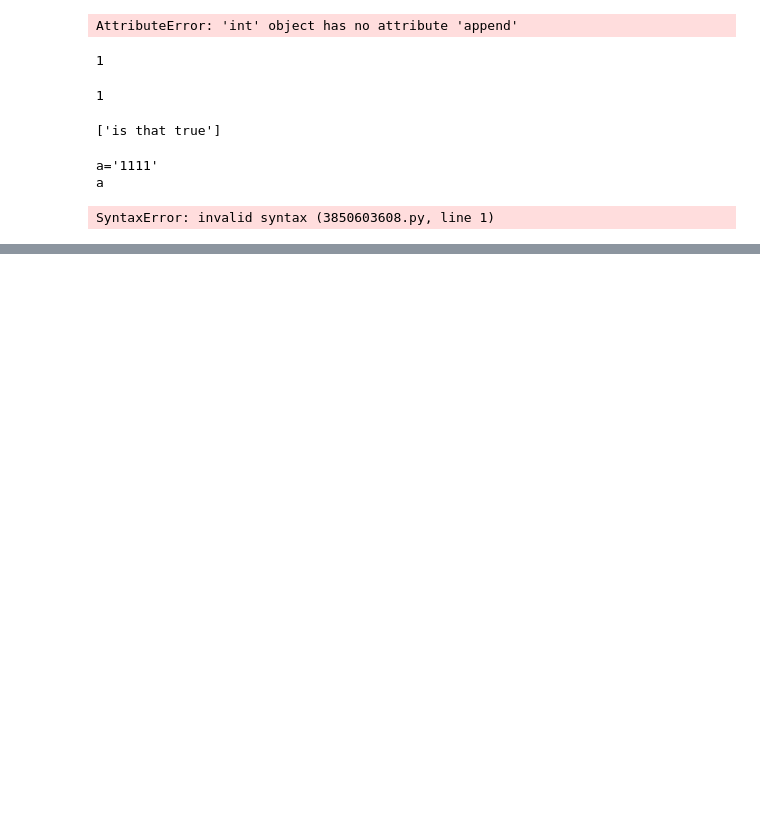
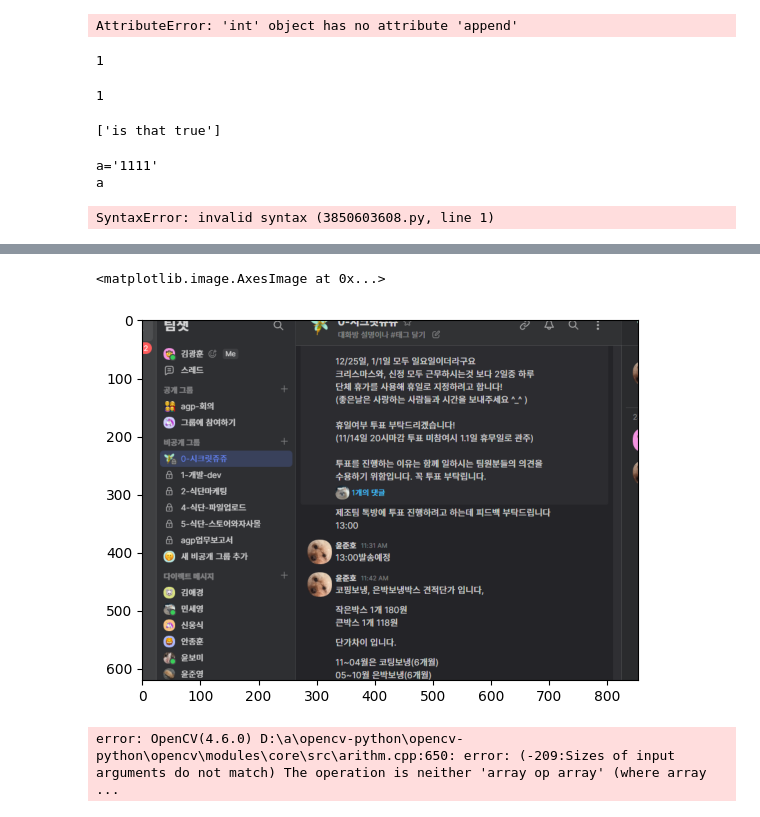
Before and after one commit to kikiru328/Manufacturing_System, a Jupyter notebook: webcams.ipynb, the cells around one changed output, grey strips where cells are left out. Saved outputs shown, nothing was run; the diff lists cells and outputs as text; code cells hidden in the pictures; blank space fills up the shorter version.

```diff
--- a/webcams.ipynb
+++ b/webcams.ipynb
@@ -43,0 +77,75 @@ SyntaxError: invalid syntax (3850603608.py, line 1)
+# %%
+img_path = './aaaaaaaaaaaa.png'
+# %%
+import cv2
+from matplotlib import pyplot as plt
+img = cv2.imread(img_path)
+img = cv2.cvtColor(img, cv2.COLOR_BGR2RGB)
+plt.imshow(img)
+# %% [output]
+<matplotlib.image.AxesImage at 0x...>
+[figure, added]
+# %%
+im0 = img.copy()
+
+import numpy as np
+import pandas as pd
+count = 1
+order_index = 1
+step_count = 1
+def read_order(path, time):
+    import pandas as pd
+    order_data = pd.read_excel(path, sheet_name=time, header=None)
+    order_data.columns = ['index', 'Name', 'Option', 'Count']
+    order_data = order_data.drop('index', axis=1)
+    return order_data
+
+
+order_path = './2022-08-11-제조물량_요청사항표 (수정본) copy.xlsx'
+order_time = '요청사항표-새벽배송'
+
+order_data = read_order(order_path, order_time)
+imb = np.zeros(im0.shape, np.uint8)
+# im0 = cv2.resize(im0, (im0.shape[1], int(im0.shape[0]*0.8)))
+im0 = cv2.resize(im0, dsize=(0,0), fx=1, fy = 0.8, interpolation=cv2.INTER_AREA)
+w, h = im0.shape[1], im0.shape[0]
+from PIL import Image
+from PIL import ImageFont
+from PIL import ImageDraw
+#count line
+
+color = (0,0,0)
+start_point = (int(w/2), 0)
+end_point = (int(w/2), int(h*0.8))
+cv2.line(im0, start_point, end_point, color, thickness=2)
+
+background = Image.fromarray(imb)
+draw = ImageDraw.Draw(background)
+# total_count_text_org = (200,200)
+
+#bottom_line
+sp = (0,int(h*0.8))
+ep = (w,int(h*0.8))
+cv2.line(im0, sp, ep, (0,0,0), thickness = 2 )
+total_count_text_org = (int(w*0.45), int(h*0.83))
+total_count_text = f"총 진행 개수 : {str(count)}"
+# order_count_text_org = (200,300)
+order_count_text_org = (int(w*0.45), int(h*0.88))
+order_count_text = f"현재 옵션 : {order_data['Option'][order_index]} ({step_count} / {order_data['Count'][order_index]})"
+try:
+    # next_option_text_org = (200,400)
+    next_option_text_org = (int(w*0.45), int(h*0.93))
+    next_option_text = f"다음 옵션 : {order_data['Option'][order_index+1]}"
+except:
+    next_option_text = f"다음 옵션 : 현재가 마지막 옵션입니다."
+alpha = 0.3
+font = ImageFont.truetype("C:/Windows/Fonts/batang.ttc", 20)
+draw.text(total_count_text_org, total_count_text, font = font, fill = (0, 255, 0))
+draw.text(order_count_text_org, order_count_text, font=font, fill=(0, 255, 0))
+draw.text(next_option_text_org, next_option_text, font=font, fill=(0,255,0))
+background_with_text = np.array(background)
+
+im0 = cv2.add(im0, background_with_text)
+add_image = cv2.addWeighted(im0, alpha, background_with_text, (1-alpha), 0)
+# %% [output]
+error: OpenCV(4.6.0) D:\a\opencv-python\opencv-python\opencv\modules\core\src\arithm.cpp:650: error: (-209:Sizes of input arguments do not match) The operation is neither 'array op array' (where array ...
```
Also changed, not shown: parts of 11 cells of this notebook, 3 other files.
